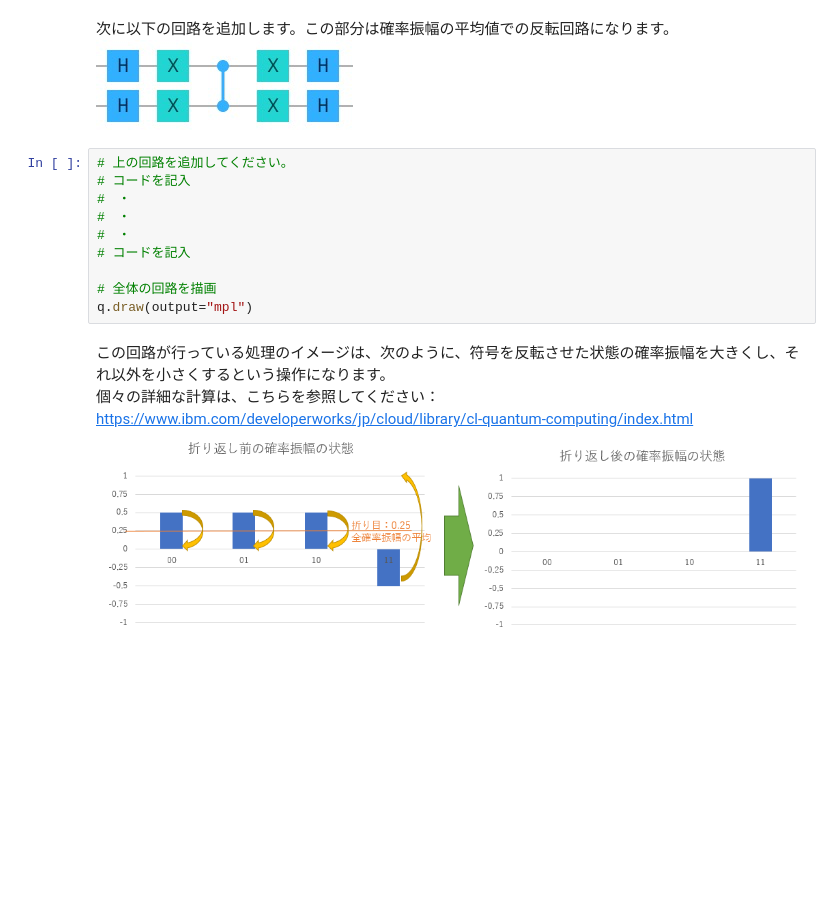
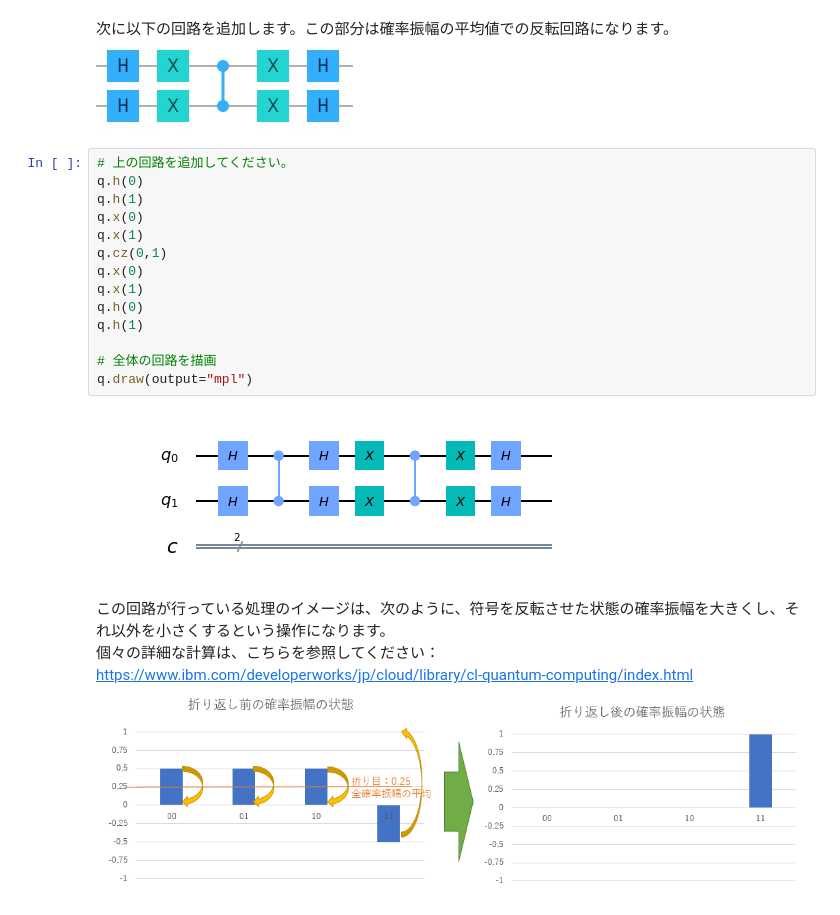
Before and after one commit to veenaiyuri/q-tutorials, a Jupyter notebook: day1/3a.ipynb, the cells around one changed output. Drawn from its saved outputs; the diff is of its cells as text; blank space fills up the shorter version.

```diff
--- a/qiskit-handson/Day1_3.ipynb
+++ b/day1/3a.ipynb
@@ -42,16 +46,22 @@ q.draw(output="mpl")
 # %% [markdown]
 次に以下の回路を追加します。この部分は確率振幅の平均値での反転回路になります。
 ![image.png](attachment:image.png)
-# %%
-# 上の回路を追加してください。
-# コードを記入
-#　・
-#　・
-#　・
-# コードを記入
-
-# 全体の回路を描画
-q.draw(output="mpl")
+# %%
+# 上の回路を追加してください。
+q.h(0)
+q.h(1)
+q.x(0)
+q.x(1)
+q.cz(0,1)
+q.x(0)
+q.x(1)
+q.h(0)
+q.h(1)
+
+# 全体の回路を描画
+q.draw(output="mpl")
+# %% [output]
+[figure, added]
 # %% [markdown]
 この回路が行っている処理のイメージは、次のように、符号を反転させた状態の確率振幅を大きくし、それ以外を小さくするという操作になります。<br>
 個々の詳細な計算は、こちらを参照してください：
```
Also changed, not shown: parts of 4 cells of this notebook, 12 other files.
